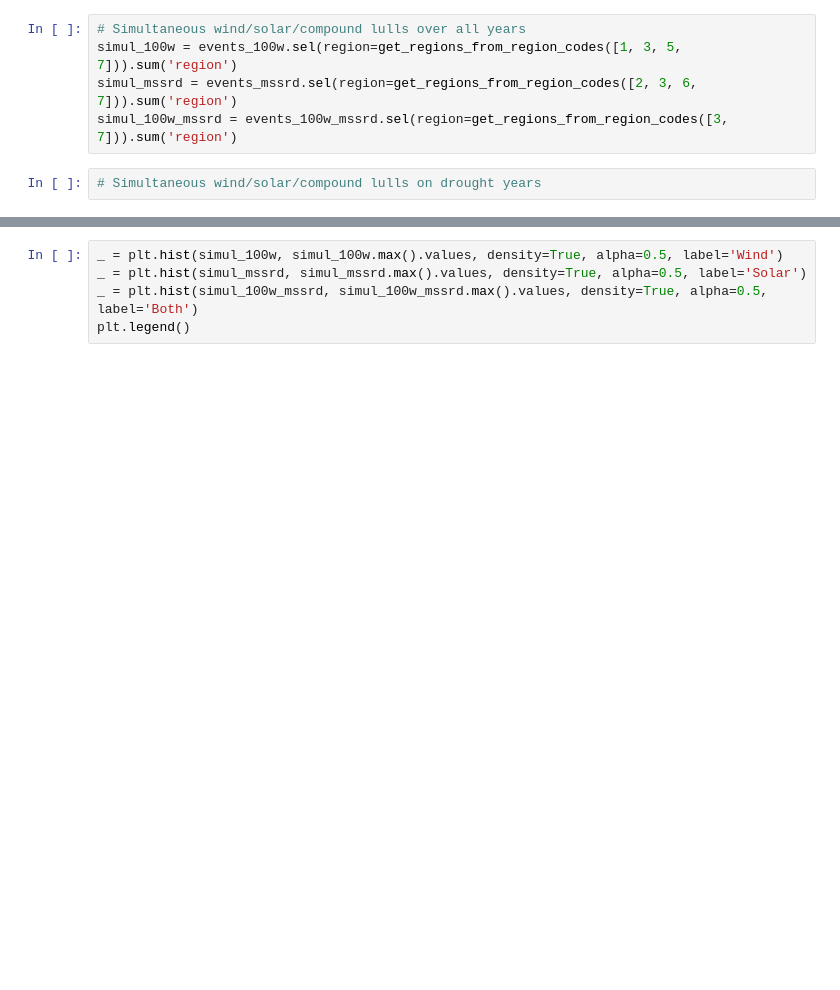
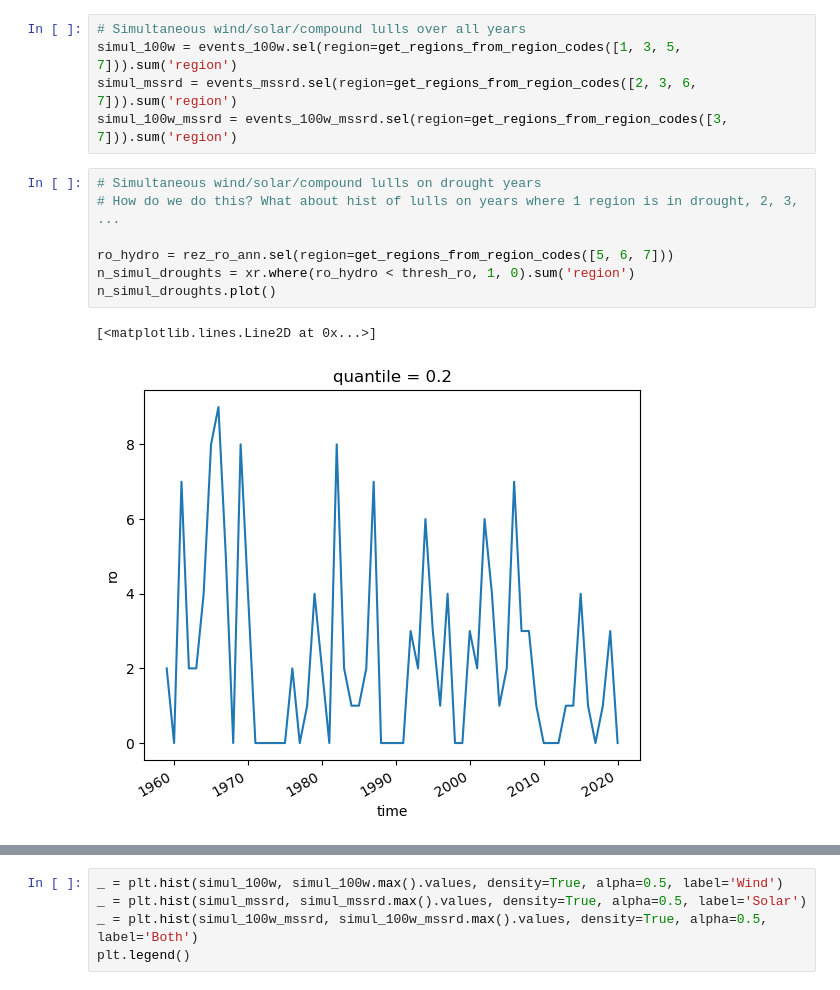
Before and after one commit to dougrichardson/Richardson_2023_energy, a Jupyter notebook: 1_exploratory analysis.ipynb, the cells around one changed output, grey strips where cells are left out. Saved outputs shown, nothing was run; the diff lists cells and outputs as text; blank space fills up the shorter version.

```diff
--- a/1_exploratory analysis.ipynb
+++ b/1_exploratory analysis.ipynb
@@ -376,3 +386,11 @@ simul_mssrd = events_mssrd.sel(region=get_regions_from_region_codes([2, 3, 6, 7]
 simul_100w_mssrd = events_100w_mssrd.sel(region=get_regions_from_region_codes([3, 7])).sum('region')
 # %%
 # Simultaneous wind/solar/compound lulls on drought years
+# How do we do this? What about hist of lulls on years where 1 region is in drought, 2, 3, ...
+
+ro_hydro = rez_ro_ann.sel(region=get_regions_from_region_codes([5, 6, 7]))
+n_simul_droughts = xr.where(ro_hydro < thresh_ro, 1, 0).sum('region')
+n_simul_droughts.plot()
+# %% [output]
+[<matplotlib.lines.Line2D at 0x...>]
+[figure, added]
```
Also changed, not shown: parts of 9 cells of this notebook.
